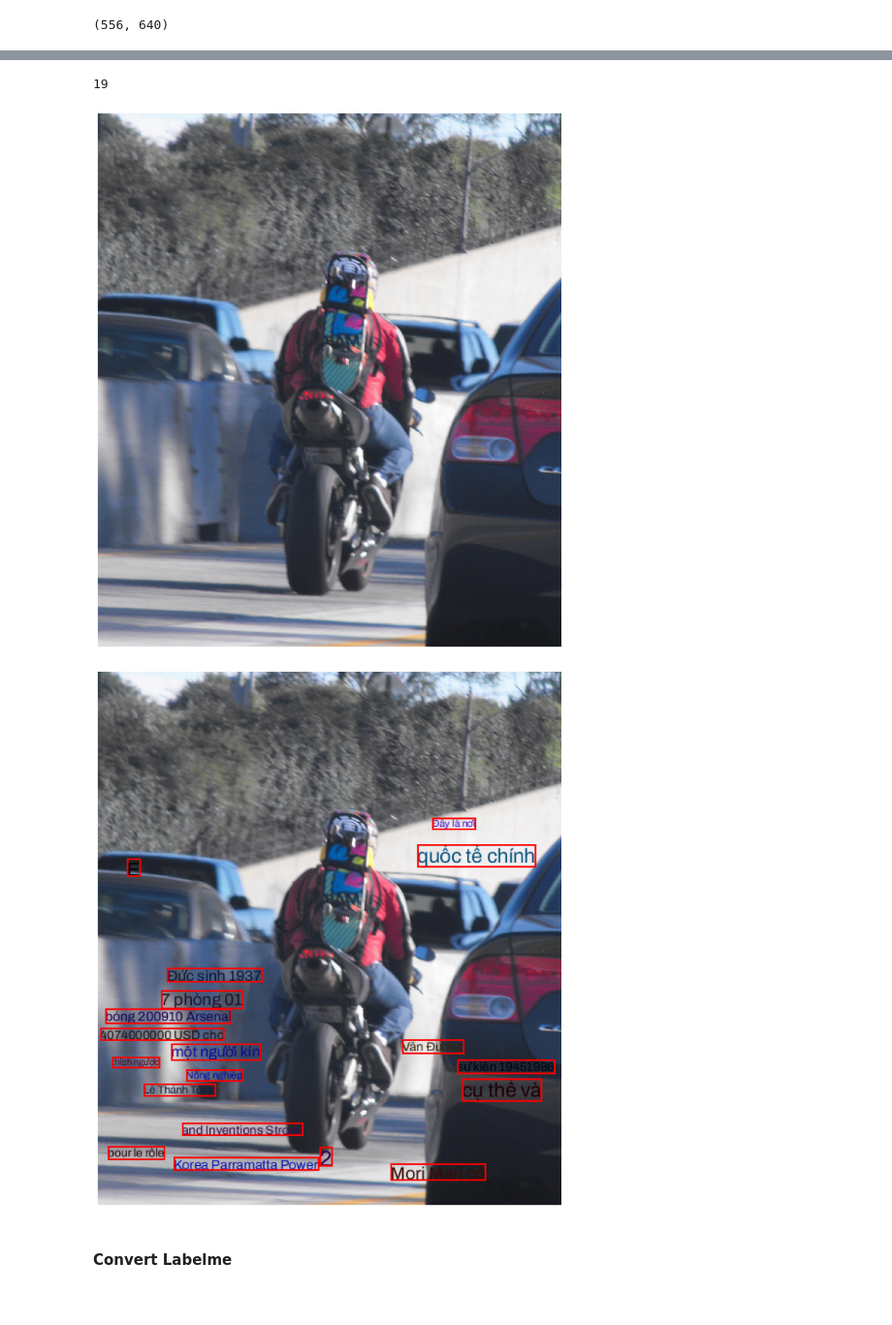
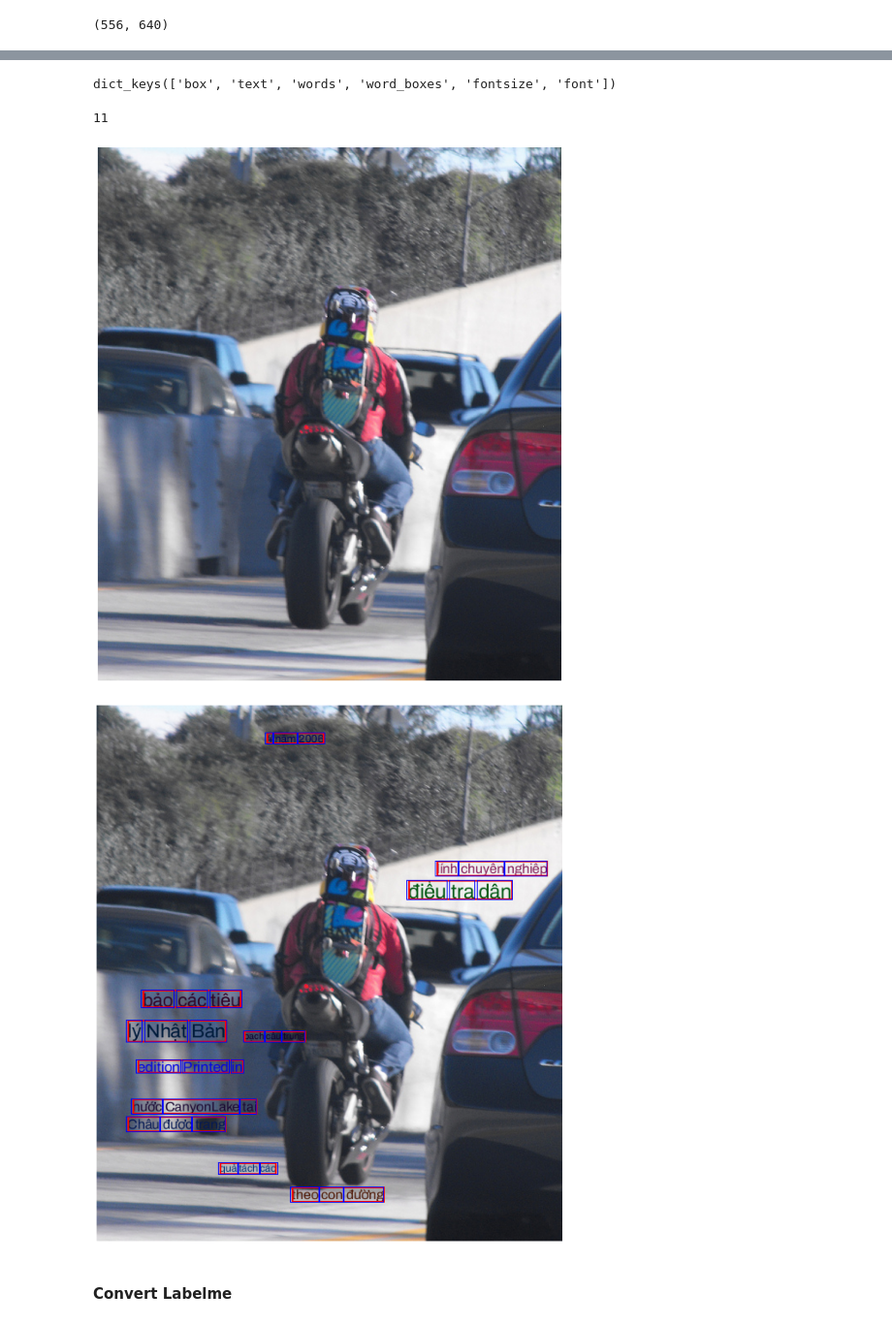
Before and after one commit to pahung1999/OCR_data_generator, a Jupyter notebook: test_function.ipynb, the cells around one changed output, grey strips where cells are left out. Shown at 97% size. Saved outputs shown, nothing was run; the diff lists cells and outputs as text; code cells hidden in the pictures.

Commit message:
Update words bounding boxes

```diff
--- a/test_function.ipynb
+++ b/test_function.ipynb
@@ -32,30 +32,6 @@ def text_gen():
         # texts_data = [x.strip('\n') for x in f.readlines()]
 
     return text
-def random_multi_boxes(image_size,
-                       imageIntegral: np.ndarray,
-                       n: int,
-                       font: ImageFont,
-                       scale = (0.05, 0.5),
-                       font_range = (10, 100),
-                       max_intergral = 20):
-    #Gen random multi rectangle box on image
-    boxes_dict_list = [box_gen(image_size = image_size,
-                                imageIntegral = imageIntegral,
-                                text = text_gen(),
-                                font = font,
-                                scale = scale,
-                                font_range = font_range,
-                                max_intergral = max_intergral) for _ in range(n)]
-    boxes_dict_list = [x for x in boxes_dict_list if x['box'] is not None]
-    if len(boxes_dict_list) < 1:
-        return []
-    rois = torch.tensor([x["box"] for x in boxes_dict_list])
-    scores = torch.randn(rois.shape[0])
-    keep = ops.nms(rois, scores, 0)
-    # rois = rois[keep].type(torch.long)
-    boxes_dict_list = [boxes_dict_list[i] for i in keep.tolist()]
-    return boxes_dict_list
 
 def plot_img(img, size=(8, 8)):
     plt.figure(figsize=size)
@@ -101,0 +53,3 @@ print(get_box_size("vịt", font, 15))
+# %%
+x = "asdasd"
+x.split(" ")
@@ -104,13 +60,15 @@ imageIntegral = gen_imgInteval(np_image)
 # %%
 boxes_dict = random_multi_boxes(image_size = image.size,
                     imageIntegral = imageIntegral,
-                    n = 50,
-                    font = [font],
+                    n = 30,
+                    font_list = [font],
                     scale = (0.02, 0.3),
                     font_range = (5, 100),
                     max_intergral = 50)
 
-# boxes_dict
+boxes_dict[0].keys()
+# %% [output]
+dict_keys(['box', 'text', 'words', 'word_boxes', 'fontsize', 'font'])
 # %%
 new_boxes_dict = []
 for box_dict in boxes_dict:
@@ -128,25 +86,30 @@ for box_dict in boxes_dict:
 
 len(new_boxes_dict)
 # %% [output]
-19
+11
 # %%
 image_copy = image.copy()
 plot_img(image_copy, (15, 15))
 
 for box_dict in new_boxes_dict:
     image_copy = fill_text_to_image(image = image_copy,
                        text = box_dict['text'],
                        font = box_dict['font'],
                        textsize = box_dict['fontsize'],
                        box = box_dict['box'],
                        text_color = box_dict['text_color']
                         )
     box = [int(x) for x in box_dict['box'] ]
-    image_copy = draw_rectangle(image_copy, box[0], box[1], box[2], box[3], line_width = 2)
-plot_img(image_copy, (15, 15))
+    image_copy = draw_rectangle(image_copy, box[0], box[1], box[2], box[3], line_width = 2, color = "red")
+
+    for box in box_dict['word_boxes']:
+        box = [int(x) for x in  box]
+        image_copy = draw_rectangle(image_copy, box[0], box[1], box[2], box[3], line_width = 1, color = "blue")
+
+plot_img(image_copy, (20, 20))
 # %% [output]
 [figure]
-[figure, old version]
+[figure, new version]
 # %% [markdown]
 #### Convert Labelme
 # %%
```
Also changed, not shown: parts of 4 cells of this notebook, 3 other files.
